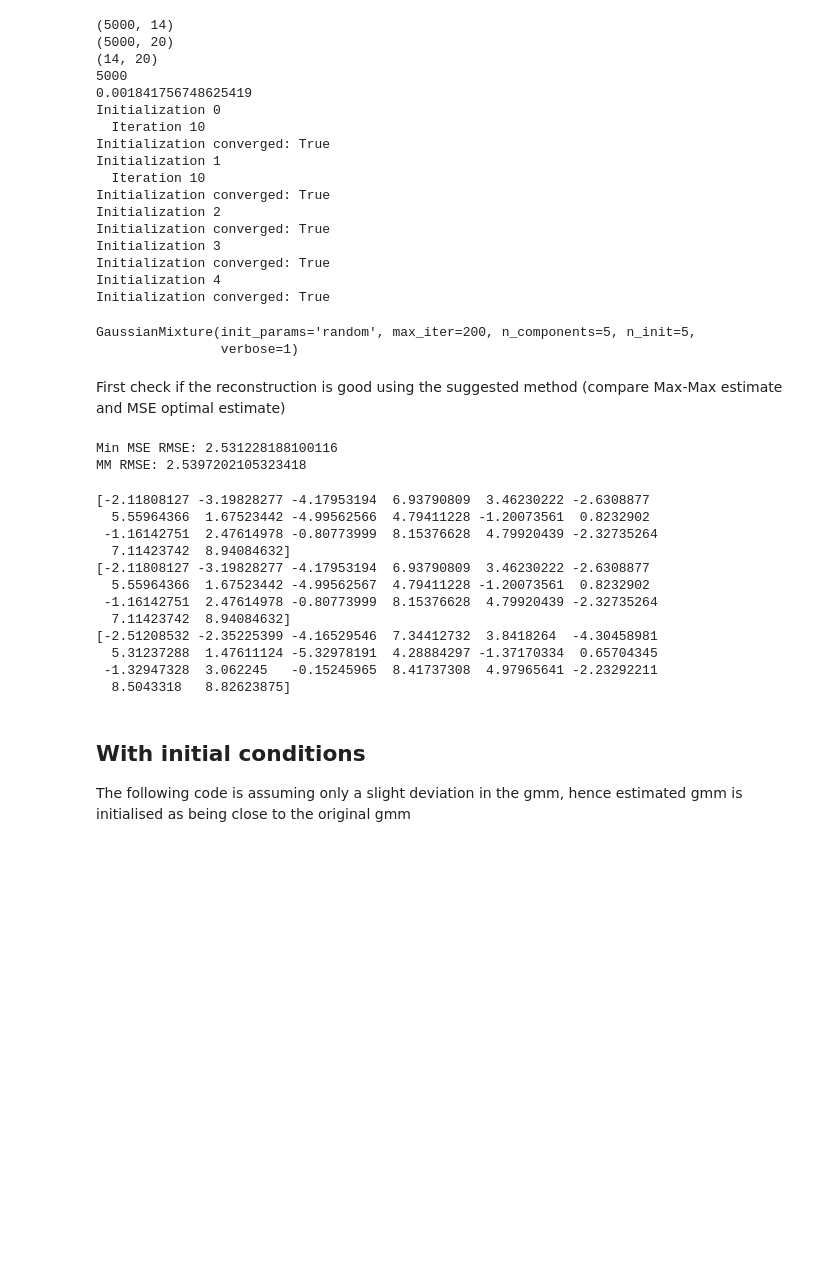
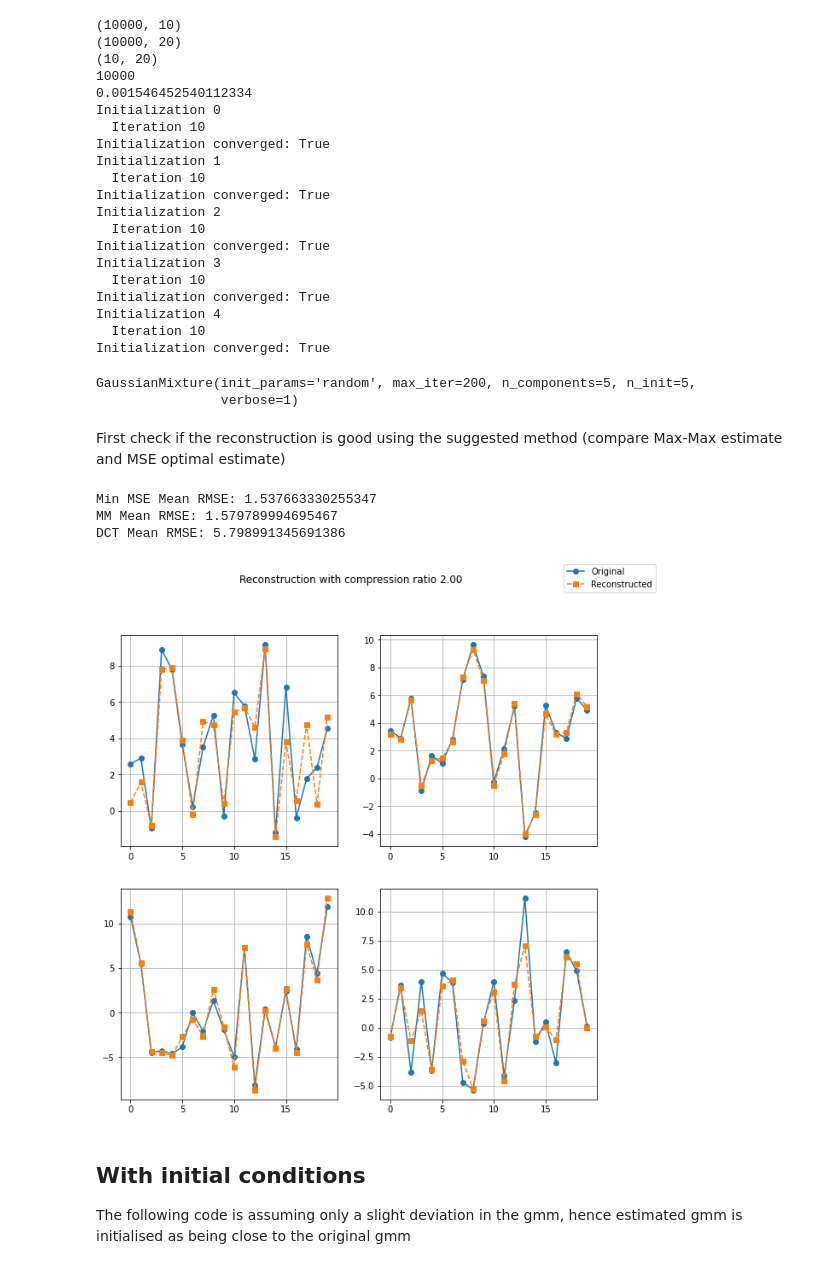
Before and after one commit to sumeetkrm/anomaly-detection, a Jupyter notebook: gmm_recon.ipynb, the cells around one changed output. Saved outputs shown, nothing was run; the diff lists cells and outputs as text; code cells hidden in the pictures; blank space fills up the shorter version.

```diff
--- a/gmm_recon.ipynb
+++ b/gmm_recon.ipynb
@@ -54,15 +56,15 @@ my_test_gmm.sample(1)
 # %%
 # take compressive meaurements
 # make 10 random measurement matrices
-n_measurements = ((n_features * 7) // 10) # 50% of the features
+n_measurements = ((n_features * 5) // 10) # 50% of the features
 
 measurement_matrices = []
 for i in range(10):
-    # measurement_matrices.append(np.random.randn(n_measurements, n_features))
-    measurement_matrices.append(np.random.binomial(1, 0.5, size=(n_measurements, n_features)))
+    measurement_matrices.append(np.random.randn(n_measurements, n_features))
+    # measurement_matrices.append(np.random.binomial(1, 0.5, size=(n_measurements, n_features)))
 
 # generate samples from the gmm
-n_samples = 5000
+n_samples = 10000
 samples = my_test_gmm.sample(n_samples)
 
 # take measurements
@@ -95,11 +97,11 @@ print(diff)
 estimated_gmm = GaussianMixture(n_components=n_components,  n_init=5, verbose=1, max_iter=200, init_params='random')
 estimated_gmm.fit(samples[0])
 # %% [output]
-(5000, 14)
-(5000, 20)
-(14, 20)
-5000
-0.001841756748625419
+(10000, 10)
+(10000, 20)
+(10, 20)
+10000
+0.001546452540112334
 Initialization 0
   Iteration 10
 Initialization converged: True
@@ -107,10 +109,13 @@ Initialization 1
   Iteration 10
 Initialization converged: True
 Initialization 2
+  Iteration 10
 Initialization converged: True
 Initialization 3
+  Iteration 10
 Initialization converged: True
 Initialization 4
+  Iteration 10
 Initialization converged: True
 GaussianMixture(init_params='random', max_iter=200, n_components=5, n_init=5,
                 verbose=1)
@@ -219,7 +224,7 @@ def decode(model, A, y, noise_covariance_matrix):
 
     for j in range(model.means_.shape[0]):
         var_j, mu_j = model.covariances_[j], model.means_[j]
-        x_hat_j = var_j @ A.T @ np.linalg.inv(A @ var_j @ A.T + var_noise) @ (y - A @ mu_j) + mu_j
+        x_hat_j = var_j @ A.T @ np.linalg.pinv(A @ var_j @ A.T + var_noise) @ (y - A @ mu_j) + mu_j
         # print(np.linalg.det(var_j))
         # print(var_j)
         cost_j = weighted_l2(y - A @ x_hat_j, var_noise) + weighted_l2(x_hat_j - mu_j, var_j) + np.log(np.linalg.det(var_j))
@@ -248,33 +259,41 @@ for i in range(n_samples):
     reconstructed_samples.append(reconstructed_sample)
 
 reconstructed_samples = np.array(reconstructed_samples)
-test_rmse = np.sqrt(np.mean(np.sum((reconstructed_samples - samples[0]) ** 2, axis=1)))
-print(f"Min MSE RMSE: {test_rmse}")
+print(f"Min MSE Mean RMSE: {error_metric(reconstructed_samples, samples[0], n_samples)}")
 
 # max-max scheme
 mm_recon = []
 for i in range(n_samples):
     mm_recon.append(decode(estimated_gmm, measurement_matrices[sample_measurement_matrix[i]], compressed_measurements[i], noise_covariance_matrix))
 mm_recon = np.array(mm_recon)
-mm_rmse = np.sqrt(np.mean(np.sum((mm_recon - samples[0]) ** 2, axis=1)))
-print(f"MM RMSE: {mm_rmse}")
+print(f"MM Mean RMSE: {error_metric(mm_recon, samples[0], n_samples)}")
+
+# comparision with DCT scheme (retaining the lowest n_measurements coefficients)
+dct_recon = []
+for i in range(n_samples):
+    tsfm = fft.dct(samples[0][i], norm='ortho')
+    tsfm[n_measurements:] = 0
+    dct_recon.append(fft.idct(tsfm, norm='ortho'))
+dct_recon = np.array(dct_recon)
+print(f"DCT Mean RMSE: {error_metric(dct_recon, samples[0], n_samples)}")
 # %% [output]
-Min MSE RMSE: 2.531228188100116
-MM RMSE: 2.5397202105323418
+Min MSE Mean RMSE: 1.537663330255347
+MM Mean RMSE: 1.579789994695467
+DCT Mean RMSE: 5.798991345691386
-# %%
-print(mm_recon[0])
-print(reconstructed_samples[0])
-print(samples[0][0])
-# %% [output]
-[-2.11808127 -3.19828277 -4.17953194  6.93790809  3.46230222 -2.6308877
-  5.55964366  1.67523442 -4.99562566  4.79411228 -1.20073561  0.8232902
- -1.16142751  2.47614978 -0.80773999  8.15376628  4.79920439 -2.32735264
-  7.11423742  8.94084632]
-[-2.11808127 -3.19828277 -4.17953194  6.93790809  3.46230222 -2.6308877
-  5.55964366  1.67523442 -4.99562567  4.79411228 -1.20073561  0.8232902
- -1.16142751  2.47614978 -0.80773999  8.15376628  4.79920439 -2.32735264
-  7.11423742  8.94084632]
-[-2.51208532 -2.35225399 -4.16529546  7.34412732  3.8418264  -4.30458981
-  5.31237288  1.47611124 -5.32978191  4.28884297 -1.37170334  0.65704345
- -1.32947328  3.062245   -0.15245965  8.41737308  4.97965641 -2.23292211
-  8.5043318   8.82623875]
+# %%
+fig, ax = plt.subplots(2,2, figsize=(10, 10))
+itc = 0
+for i in (np.random.randint(0,n_samples, size=4)):
+    ax[itc//2,itc%2].plot(samples[0][i], 'o-', label='Original')
+    ax[itc//2,itc%2].plot(reconstructed_samples[i], 's--', label='Reconstructed')
+    # ax[itc//2,itc%2].plot(dct_recon[i], 'x--', label='DCT')
+    ax[itc//2,itc%2].grid()
+    itc += 1
+handles, labels = ax[0][0].get_legend_handles_labels()
+fig.legend(handles, labels, loc='upper right')
+comp_ratio  = n_features/n_measurements
+fig.suptitle(f"Reconstruction with compression ratio {comp_ratio:.2f}")
+plt.savefig(f"./plots/CR{comp_ratio:.2f}.png")
+plt.show()
+# %% [output]
+[figure, added]
```
Also changed, not shown: parts of 8 cells of this notebook, 11 other files.
